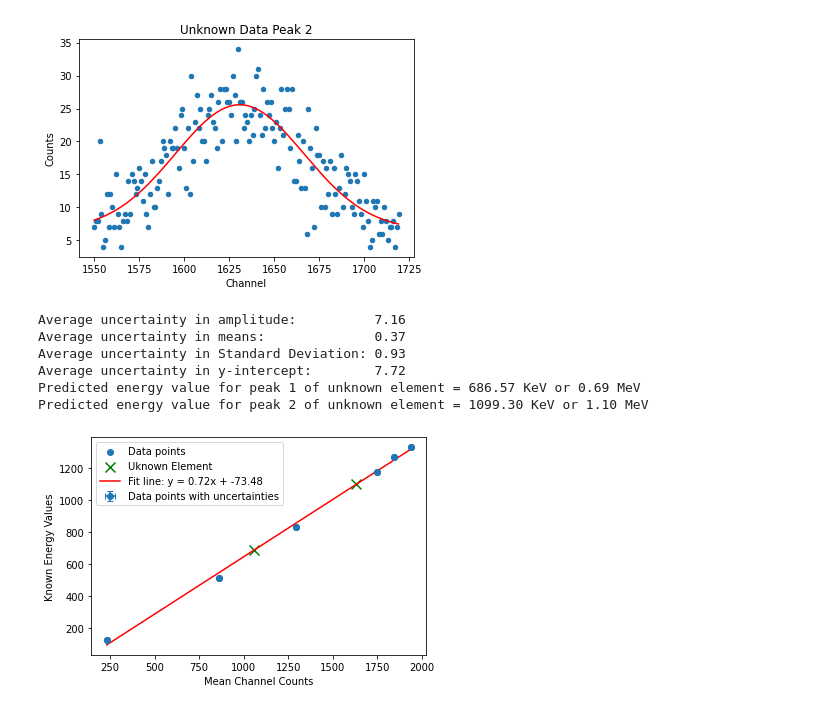
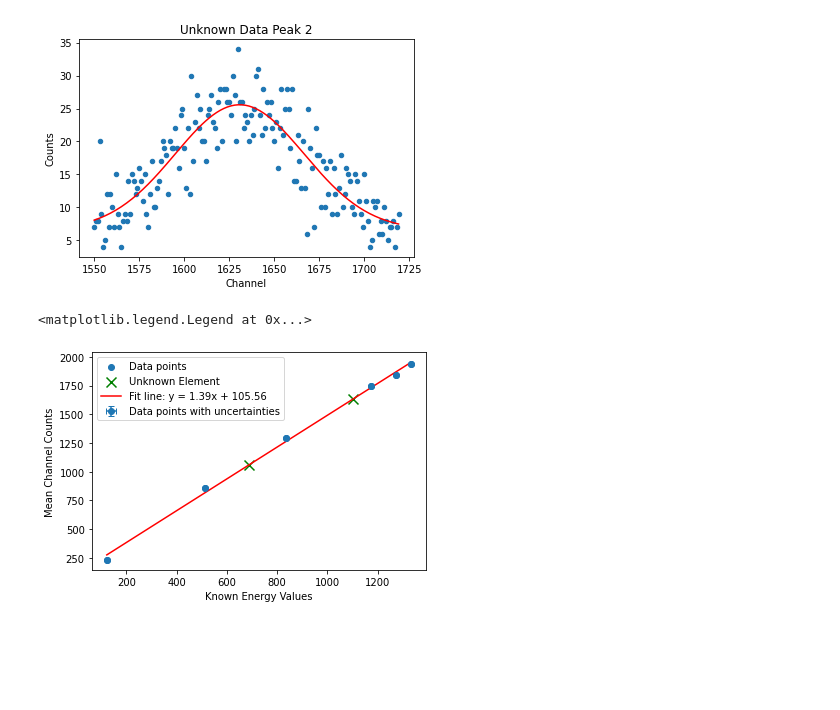
Before and after one commit to maraMaraschino/Adv-Lab, a Jupyter notebook: Gamma Spectroscopy/Gamma Spec Data.ipynb, the cells around one changed output. Drawn from its saved outputs; the diff is of its cells as text; code cells hidden in the pictures; blank space fills up the shorter version.

```diff
--- a/Gamma Spectroscopy/Gamma Spec Data.ipynb
+++ b/Gamma Spectroscopy/Gamma Spec Data.ipynb
@@ -351,61 +359,54 @@ sigma_std_list  = []
 sigma_b_list    = []
 
 for (tested, known) in value_bank:
     if known is None:
         pass
     else:
         # sigma_amp, sigma_mean, sigma_std, sigma_b
         uncertainties = find_uncertainties(tested)
 
         tested_means.append(tested[1])
         known_means.append(known)
 
         sigma_amp_list.append(uncertainties[0])
         sigma_mean_list.append(uncertainties[1])
         sigma_std_list.append(uncertainties[2])
         sigma_b_list.append(uncertainties[3])
 
-# Calculating equation of line and uncertainties
-slope, intercept, r_value, p_value, std_err = linregress(tested_means, known_means)
+# Calculating equation of line with swapped axes
+slope, intercept, r_value, p_value, std_err = linregress(known_means, tested_means)
 
-# Plotting unknown element
-unk_1_xvalue = unknown_peak_1_values[1]
-unk_2_xvalue = unknown_peak_2_values[1]
+# Plotting unknown element with swapped axes
+unk_1_yvalue = unknown_peak_1_values[1]
+unk_2_yvalue = unknown_peak_2_values[1]
 
-unk_1_predicted_value = slope * unk_1_xvalue + intercept
-unk_2_predicted_value = slope * unk_2_xvalue + intercept
+# y = mx +b
+# x = (y-b)/m
+unk_1_predicted_value = (unk_1_yvalue - intercept)/slope
+unk_2_predicted_value = (unk_2_yvalue - intercept)/slope
 
-x_err = sigma_mean_list
-y_err = np.zeros_like(known_means)
+# Errors (y should be tested_means, x should be known_means)
+x_err = np.zeros_like(known_means)
+y_err = sigma_mean_list
 
-x_line = np.linspace(min(tested_means), max(tested_means), 100)
+# Create the line using known_means as the x-axis
+x_line = np.linspace(min(known_means), max(known_means), 100)
 y_line = slope * x_line + intercept
 
-plt.errorbar(tested_means, known_means, xerr=x_err, yerr=y_err, fmt='o', label="Data points with uncertainties", capsize=3)
+# Plotting with correct axes
+plt.errorbar(known_means, tested_means, xerr=x_err, yerr=y_err, fmt='o', label="Data points with uncertainties", capsize=3)
 
-plt.scatter(tested_means, known_means, label="Data points")
-plt.scatter([unk_1_xvalue, unk_2_xvalue],[unk_1_predicted_value, unk_2_predicted_value], color="green",
-           label="Uknown Element", marker="x", s=100)
+plt.scatter(known_means, tested_means, label="Data points")
+plt.scatter([unk_1_predicted_value, unk_2_predicted_value], [unk_1_yvalue, unk_2_yvalue], color="green",
+           label="Unknown Element", marker="x", s=100)
 
 # Plot the regression line
 plt.plot(x_line, y_line, color="red", label=f"Fit line: y = {slope:.2f}x + {intercept:.2f}")
 
-# Display plot with labels and legend
-plt.xlabel('Mean Channel Counts')
-plt.ylabel('Known Energy Values')
+# Corrected labels for the plot
+plt.xlabel('Known Energy Values')
+plt.ylabel('Mean Channel Counts')
 plt.legend()
-
-print(f"Average uncertainty in amplitude:          {np.mean(sigma_amp_list):.2f}")
-print(f"Average uncertainty in means:              {np.mean(sigma_mean_list):.2f}")
-print(f"Average uncertainty in Standard Deviation: {np.mean(sigma_std_list):.2f}")
-print(f"Average uncertainty in y-intercept:        {np.mean(sigma_b_list):.2f}")
-print(f"Predicted energy value for peak 1 of unknown element = {unk_1_predicted_value:.2f} KeV or {unk_1_predicted_value/1000:.2f} MeV")
-print(f"Predicted energy value for peak 2 of unknown element = {unk_2_predicted_value:.2f} KeV or {unk_2_predicted_value/1000:.2f} MeV")
 # %% [output]
-Average uncertainty in amplitude:          7.16
-Average uncertainty in means:              0.37
-Average uncertainty in Standard Deviation: 0.93
-Average uncertainty in y-intercept:        7.72
-Predicted energy value for peak 1 of unknown element = 686.57 KeV or 0.69 MeV
-Predicted energy value for peak 2 of unknown element = 1099.30 KeV or 1.10 MeV
+<matplotlib.legend.Legend at 0x...>
-[figure, old version]
+[figure, new version]
```
Also changed, not shown: parts of 4 cells of this notebook.
